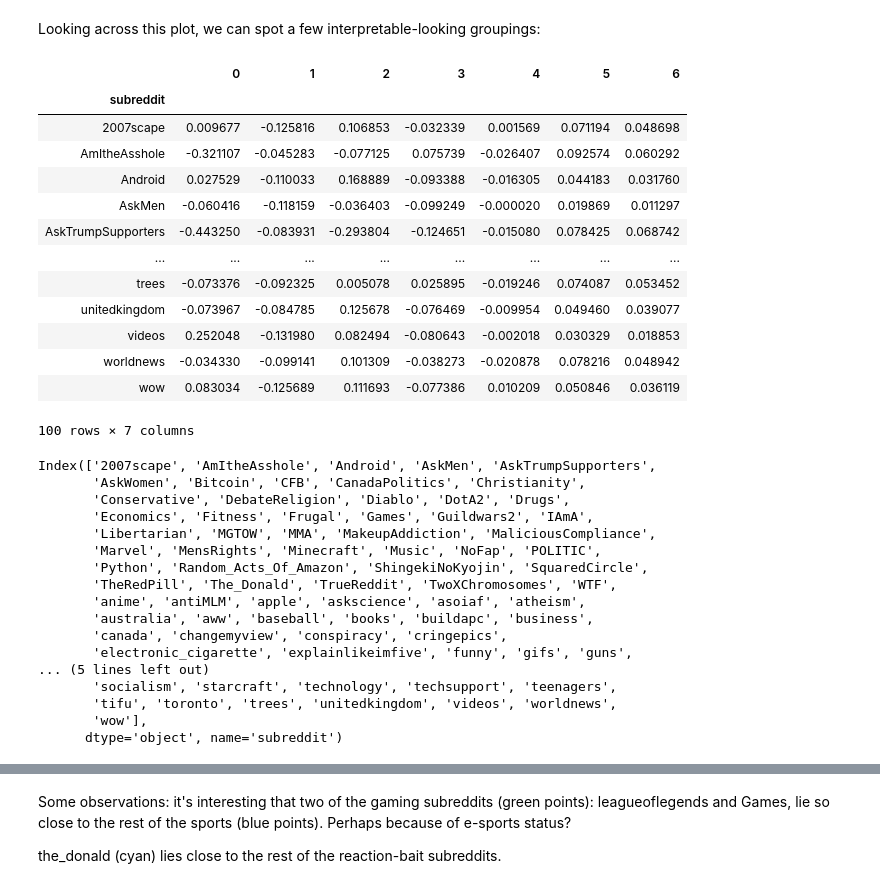
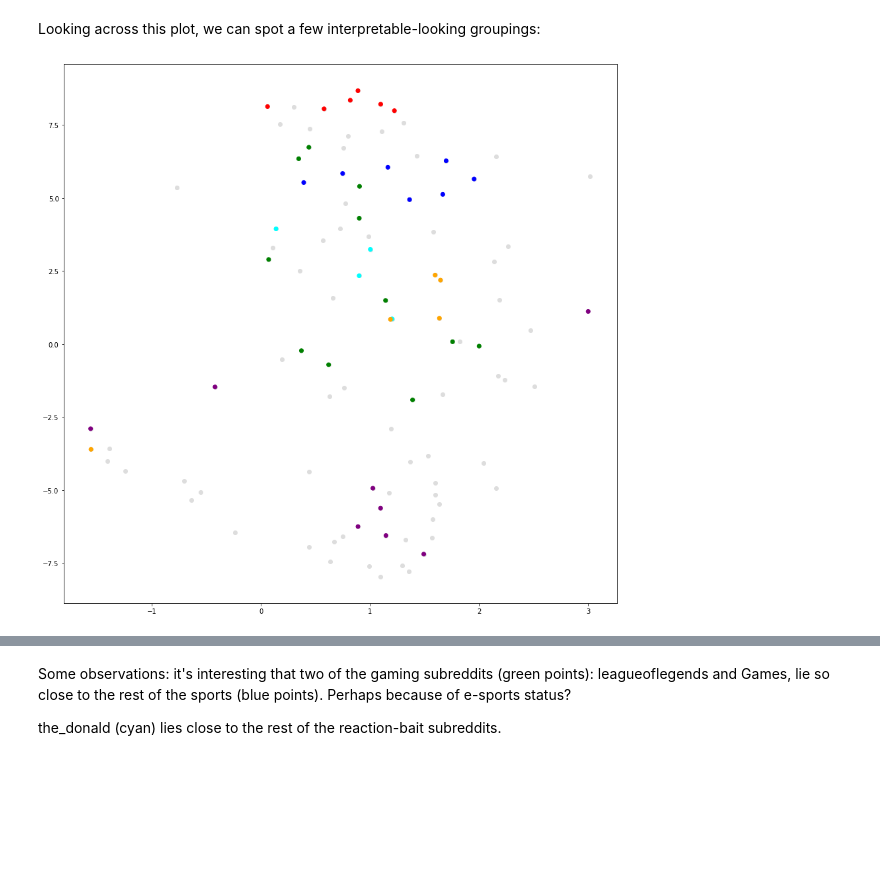
Before and after one commit to rgangela99/Cornell-Conversational-Analysis-Toolkit, a Jupyter notebook: examples/triad-motif/svd-triad-paths.ipynb, the cells around one changed output, grey strips where cells are left out. Cells and saved outputs as stored; diff of their text form; code cells hidden in the pictures; blank space fills up the shorter version.

```diff
--- a/examples/triad-motif/svd-triad-paths.ipynb
+++ b/examples/triad-motif/svd-triad-paths.ipynb
@@ -100,39 +124,23 @@ plt.show()
 # %% [markdown]
 Looking across this plot, we can spot a few interpretable-looking groupings:
-# %%
-subreddit_means
-# %% [output]
-|  | 0 | 1 | 2 | 3 | 4 | 5 | 6 |
-| subreddit |  |  |  |  |  |  |  |
-| 2007scape | 0.009677 | -0.125816 | 0.106853 | -0.032339 | 0.001569 | 0.071194 | 0.048698 |
-| AmItheAsshole | -0.321107 | -0.045283 | -0.077125 | 0.075739 | -0.026407 | 0.092574 | 0.060292 |
-| Android | 0.027529 | -0.110033 | 0.168889 | -0.093388 | -0.016305 | 0.044183 | 0.031760 |
-| AskMen | -0.060416 | -0.118159 | -0.036403 | -0.099249 | -0.000020 | 0.019869 | 0.011297 |
-| AskTrumpSupporters | -0.443250 | -0.083931 | -0.293804 | -0.124651 | -0.015080 | 0.078425 | 0.068742 |
-| ... | ... | ... | ... | ... | ... | ... | ... |
-| trees | -0.073376 | -0.092325 | 0.005078 | 0.025895 | -0.019246 | 0.074087 | 0.053452 |
-| unitedkingdom | -0.073967 | -0.084785 | 0.125678 | -0.076469 | -0.009954 | 0.049460 | 0.039077 |
-| videos | 0.252048 | -0.131980 | 0.082494 | -0.080643 | -0.002018 | 0.030329 | 0.018853 |
-| worldnews | -0.034330 | -0.099141 | 0.101309 | -0.038273 | -0.020878 | 0.078216 | 0.048942 |
-| wow | 0.083034 | -0.125689 | 0.111693 | -0.077386 | 0.010209 | 0.050846 | 0.036119 |
-100 rows × 7 columns
-# %%
-subreddit_means.index
-# %% [output]
-Index(['2007scape', 'AmItheAsshole', 'Android', 'AskMen', 'AskTrumpSupporters',
-       'AskWomen', 'Bitcoin', 'CFB', 'CanadaPolitics', 'Christianity',
-       'Conservative', 'DebateReligion', 'Diablo', 'DotA2', 'Drugs',
-       'Economics', 'Fitness', 'Frugal', 'Games', 'Guildwars2', 'IAmA',
-       'Libertarian', 'MGTOW', 'MMA', 'MakeupAddiction', 'MaliciousCompliance',
-       'Marvel', 'MensRights', 'Minecraft', 'Music', 'NoFap', 'POLITIC',
-       'Python', 'Random_Acts_Of_Amazon', 'ShingekiNoKyojin', 'SquaredCircle',
-       'TheRedPill', 'The_Donald', 'TrueReddit', 'TwoXChromosomes', 'WTF',
-       'anime', 'antiMLM', 'apple', 'askscience', 'asoiaf', 'atheism',
-       'australia', 'aww', 'baseball', 'books', 'buildapc', 'business',
-       'canada', 'changemyview', 'conspiracy', 'cringepics',
-       'electronic_cigarette', 'explainlikeimfive', 'funny', 'gifs', 'guns',
-... (5 lines left out)
-       'socialism', 'starcraft', 'technology', 'techsupport', 'teenagers',
-       'tifu', 'toronto', 'trees', 'unitedkingdom', 'videos', 'worldnews',
-       'wow'],
-      dtype='object', name='subreddit')
+# %%
+plt.figure(figsize=(15,15))
+games = ["Guildwars2", "2007scape", "skyrim", "wow", "pokemon", "DotA2", "starcraft", "Diablo", "leagueoflegends", "Minecraft", "Games"]
+sports = ["baseball", "CFB", "hockey", "MMA", "nba", "nfl", "soccer"]
+tech = ["Android", "apple", "technology", "programming"]
+reaction_bait = ["WTF", "pics", "gifs", "aww", "funny", "todayilearned", "AdviceAnimals", "mildlyinfuriating"]
+relationships = ["TwoXChromosomes", "AskMen", "AskWomen", "sex", "AmItheAsshole", "relationships", "raisedbynarcissists", "relationship_advice"]
+countries = ["singapore", "canada", "unitedkingdom", "australia", "toronto"]
+plt.scatter(tsne_df[0].values, tsne_df[1].values, color="#dddddd")
+plt.scatter(tsne_df[0].values, tsne_df[1].values, color=[
+    "green" if l in games else
+    "cyan" if l in tech else
+    "purple" if l in relationships else
+    "red" if l in reaction_bait else
+    "blue" if l in sports else
+    "orange" if l in countries else
+    "#00000000"
+    for l in tsne_df.index])
+plt.show()
+# %% [output]
+[figure, added]
```
Also changed, not shown: parts of 18 cells of this notebook, 4 other files.
